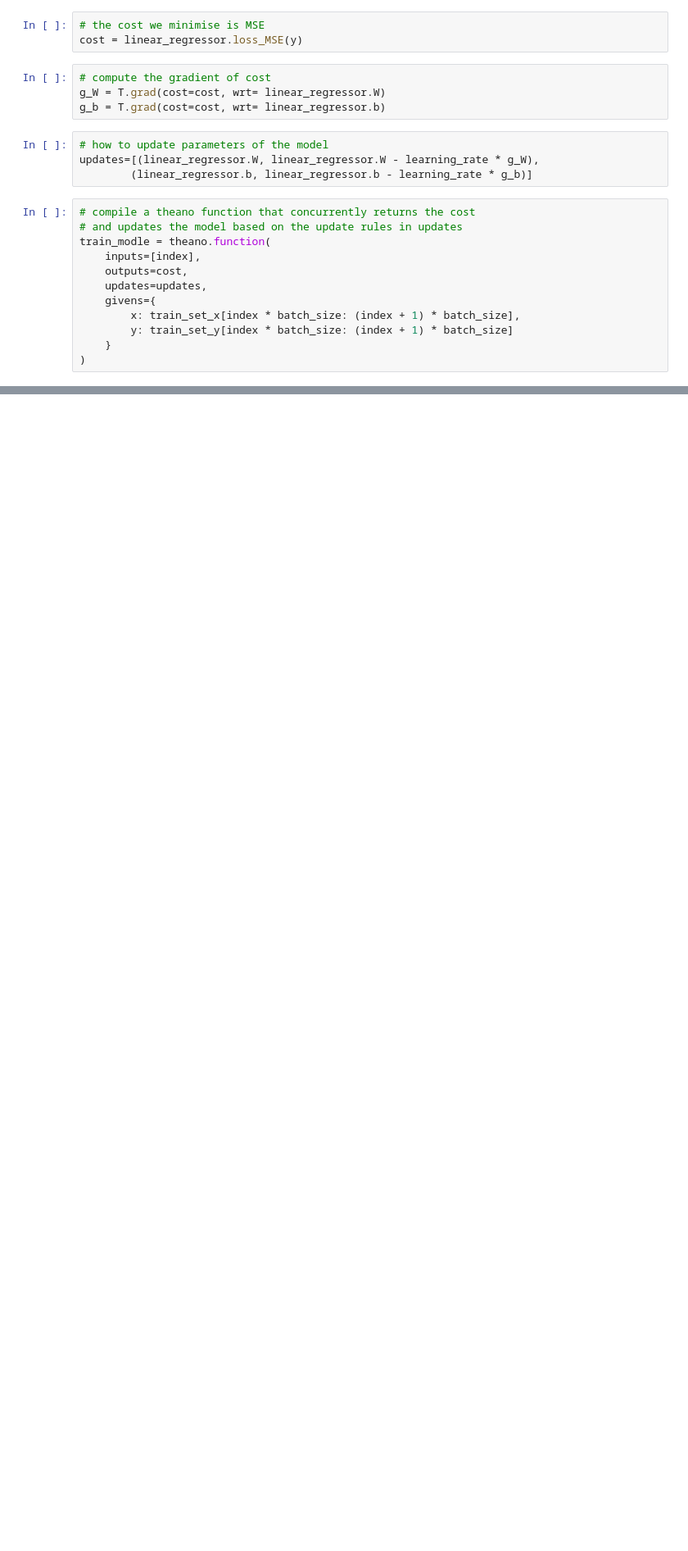
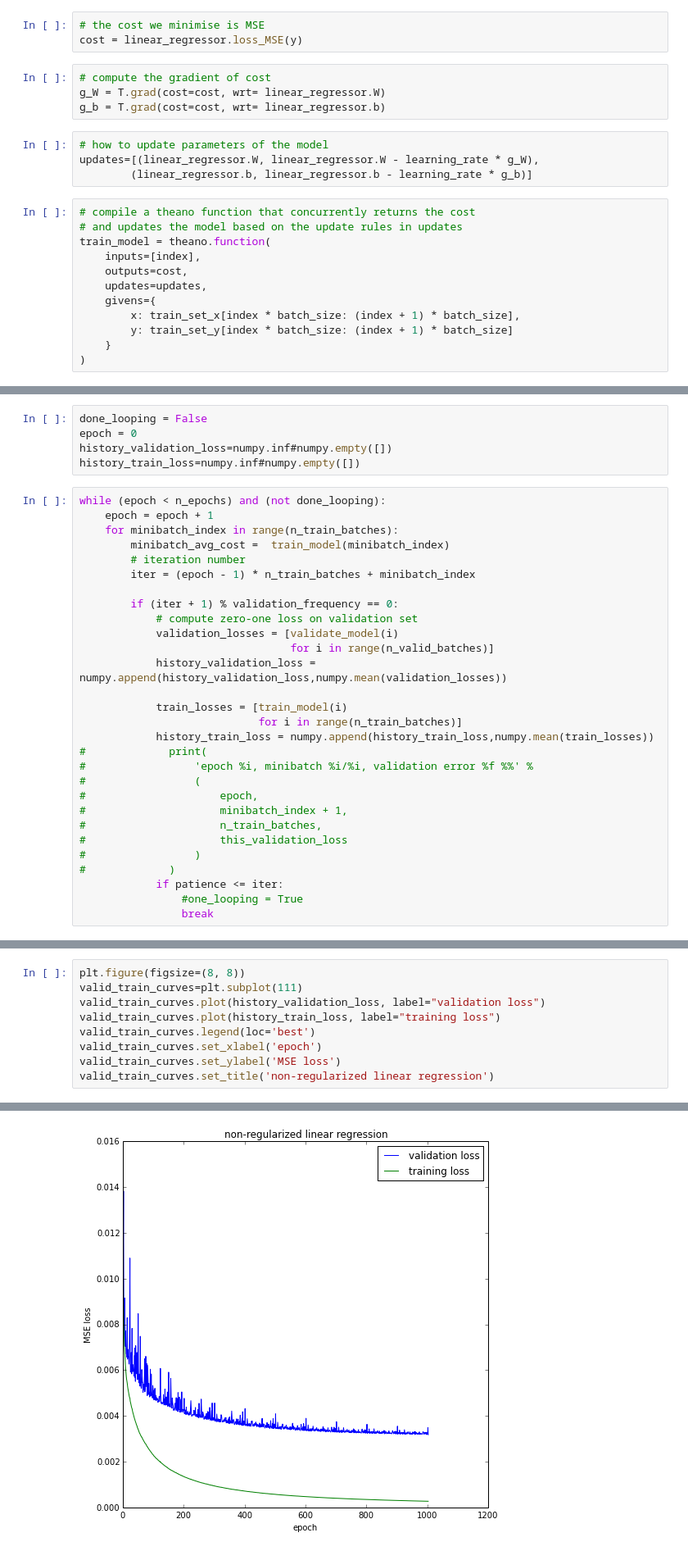
Before and after one commit to peymanbey/faceKeyPointDetection, a Jupyter notebook: faceKeyPointDetection.ipynb, the cells around one changed output, grey strips where cells are left out. Shown at 82% size. Drawn from its saved outputs; the diff is of its cells as text; blank space fills up the shorter version.

Commit message:
sgd-early stopping and train_valid curves

```diff
--- a/faceKeyPointDetection.ipynb
+++ b/faceKeyPointDetection.ipynb
@@ -196,7 +207,7 @@ updates=[(linear_regressor.W, linear_regressor.W - learning_rate * g_W),
 # %%
 # compile a theano function that concurrently returns the cost
 # and updates the model based on the update rules in updates
-train_modle = theano.function(
+train_model = theano.function(
     inputs=[index],
     outputs=cost,
     updates=updates,
@@ -215,0 +236,34 @@ for iter in range(n_epochs):
+# %%
+done_looping = False
+epoch = 0
+history_validation_loss=numpy.inf#numpy.empty([])
+history_train_loss=numpy.inf#numpy.empty([])
+# %%
+while (epoch < n_epochs) and (not done_looping):
+    epoch = epoch + 1
+    for minibatch_index in range(n_train_batches):
+        minibatch_avg_cost =  train_model(minibatch_index)
+        # iteration number
+        iter = (epoch - 1) * n_train_batches + minibatch_index
+
+        if (iter + 1) % validation_frequency == 0:
+            # compute zero-one loss on validation set
+            validation_losses = [validate_model(i)
+                                 for i in range(n_valid_batches)]
+            history_validation_loss = numpy.append(history_validation_loss,numpy.mean(validation_losses))
+
+            train_losses = [train_model(i)
+                            for i in range(n_train_batches)]
+            history_train_loss = numpy.append(history_train_loss,numpy.mean(train_losses))
+#             print(
+#                 'epoch %i, minibatch %i/%i, validation error %f %%' %
+#                 (
+#                     epoch,
+#                     minibatch_index + 1,
+#                     n_train_batches,
+#                     this_validation_loss
+#                 )
+#             )
+            if patience <= iter:
+                #one_looping = True
+                break
@@ -215,0 +275,10 @@ for iter in range(n_epochs):
+# %%
+plt.figure(figsize=(8, 8))
+valid_train_curves=plt.subplot(111)
+valid_train_curves.plot(history_validation_loss, label="validation loss")
+valid_train_curves.plot(history_train_loss, label="training loss")
+valid_train_curves.legend(loc='best')
+valid_train_curves.set_xlabel('epoch')
+valid_train_curves.set_ylabel('MSE loss')
+valid_train_curves.set_title('non-regularized linear regression')
+# %% [output]
@@ -215,0 +286 @@ for iter in range(n_epochs):
+[figure, added]
```
Also changed, not shown: parts of 22 cells of this notebook.
